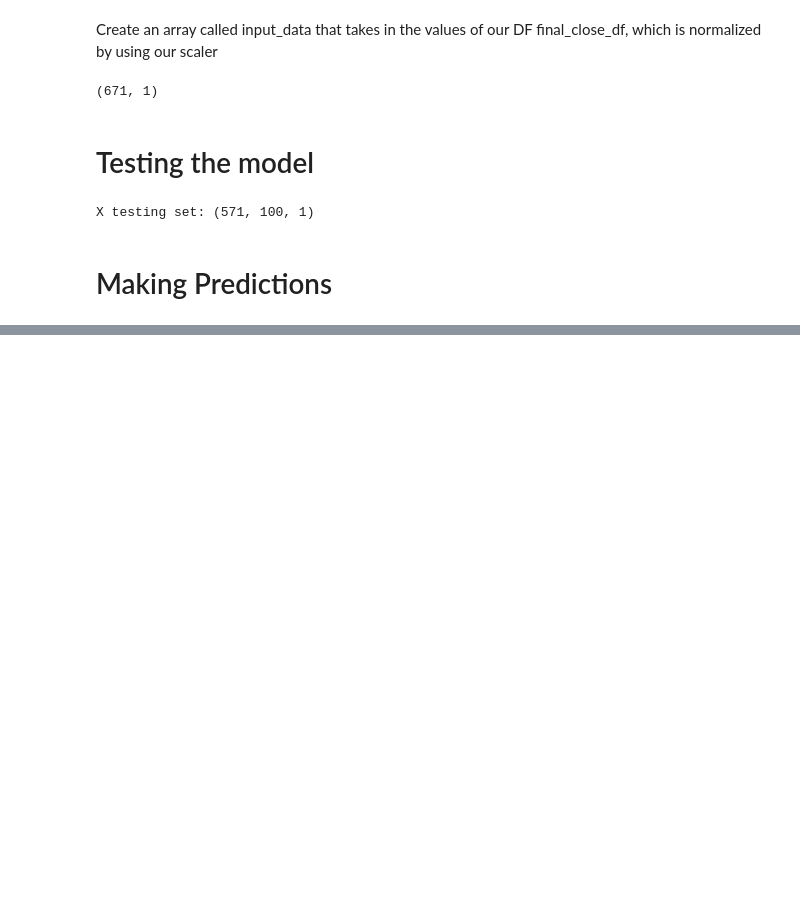
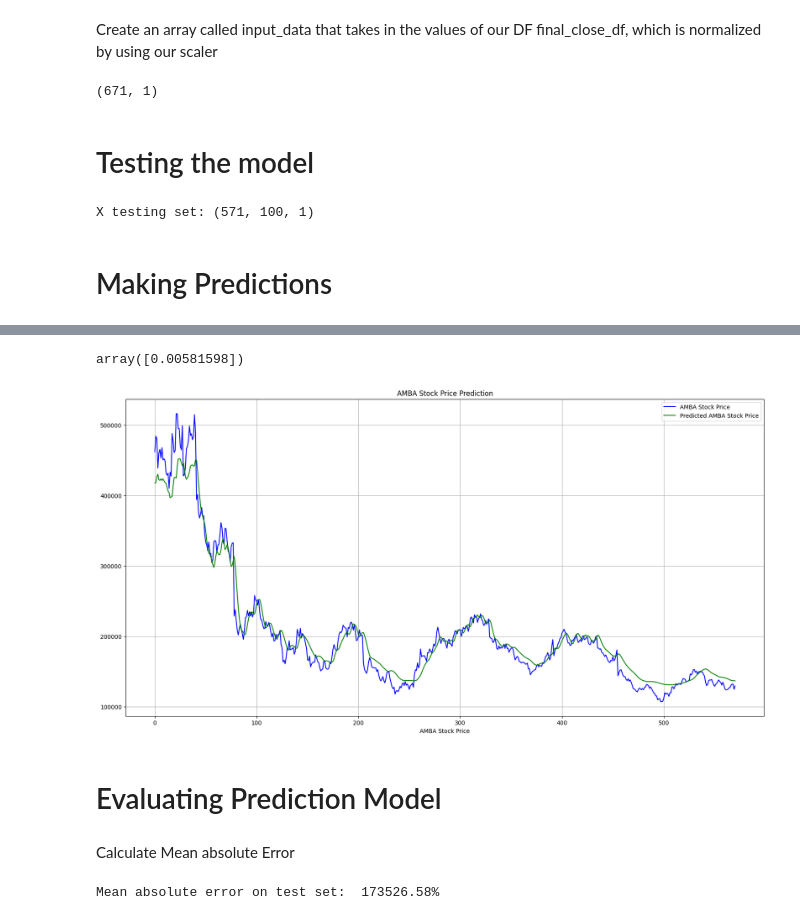
Before and after one commit to aMetini/Stock_Prediction, a Jupyter notebook: ltsm_Regressor_stock_price_predictor.ipynb, the cells around one changed output, grey strips where cells are left out. Cells and saved outputs as stored; diff of their text form; code cells hidden in the pictures; blank space fills up the shorter version.

Commit message:
Completed my LSTM Sequential model for predicting stock prices. Cleaned the code to rinse the solution of any 'draft' code. Also added some additional methods to evaluate the model

```diff
--- a/ltsm_Regressor_stock_price_predictor.ipynb
+++ b/ltsm_Regressor_stock_price_predictor.ipynb
@@ -432,0 +385,6 @@ array([8.67046640e-01, 9.21251637e-01, 9.12236847e-01, 8.10515284e-01,
+# %%
+stock_prediction_test = model.predict(X_test)
+
+test_model_mse = np.sqrt(mean_squared_error(y_test, stock_prediction_test))
+
+print(f'Validation RMSE: {test_model_mse}')
@@ -432,0 +400,4 @@ array([8.67046640e-01, 9.21251637e-01, 9.12236847e-01, 8.10515284e-01,
+# %%
+stock_prediction_test = scaler.inverse_transform(stock_prediction_test)
+# %%
+y_test = scaler.inverse_transform(y_test.reshape(-1, 1))
@@ -500,0 +463,29 @@ for model in models:
+# %%
+scaler.scale_
+# %% [output]
+array([0.00581598])
+# %%
+scale_factor = 1 / 0.00041967
+stock_prediction_test = stock_prediction_test * scale_factor
+y_test = y_test * scale_factor
+# %%
+plt.figure(figsize = (20, 10))
+plt.plot(y_test, color = 'blue', label = 'AMBA Stock Price')
+plt.plot(stock_prediction_test, color = 'green', label = 'Predicted AMBA Stock Price')
+plt.title('AMBA Stock Price Prediction')
+plt.xlabel('AMBA Stock Price')
+plt.grid(True)
+plt.legend()
+plt.show()
+# %% [output]
+[figure, added]
+# %% [markdown]
+# Evaluating Prediction Model
+# %% [markdown]
+Calculate Mean absolute Error
+# %%
+mae = mean_squared_error(y_test, stock_prediction_test)
+mae_pct_error = (mae / np.mean(y_test)) * 100
+print(f'Mean absolute error on test set: {mae_pct_error: .2f}%')
+# %% [output]
+Mean absolute error on test set:  173526.58%
```
Also changed, not shown: parts of 25 cells of this notebook, 6 other files.
